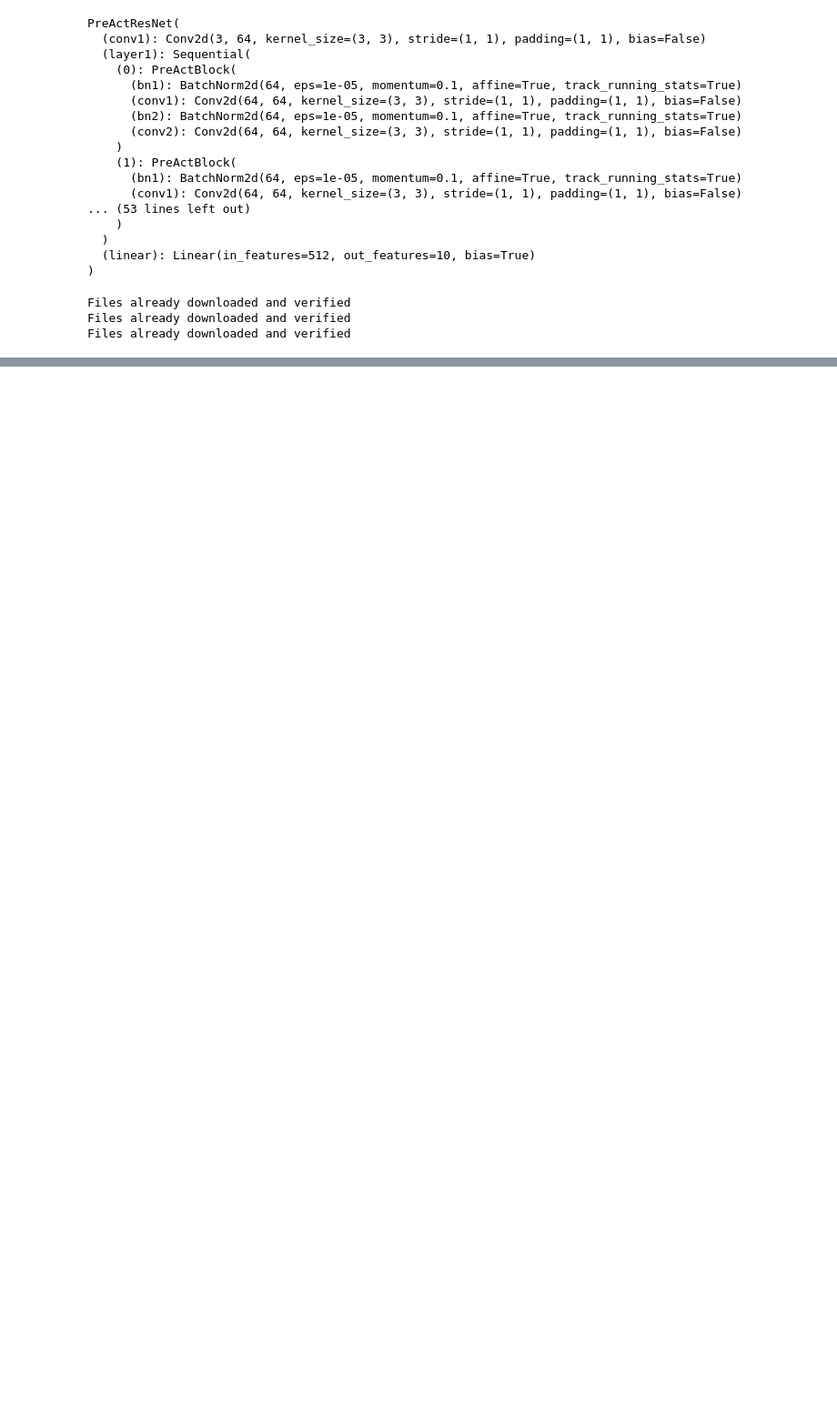
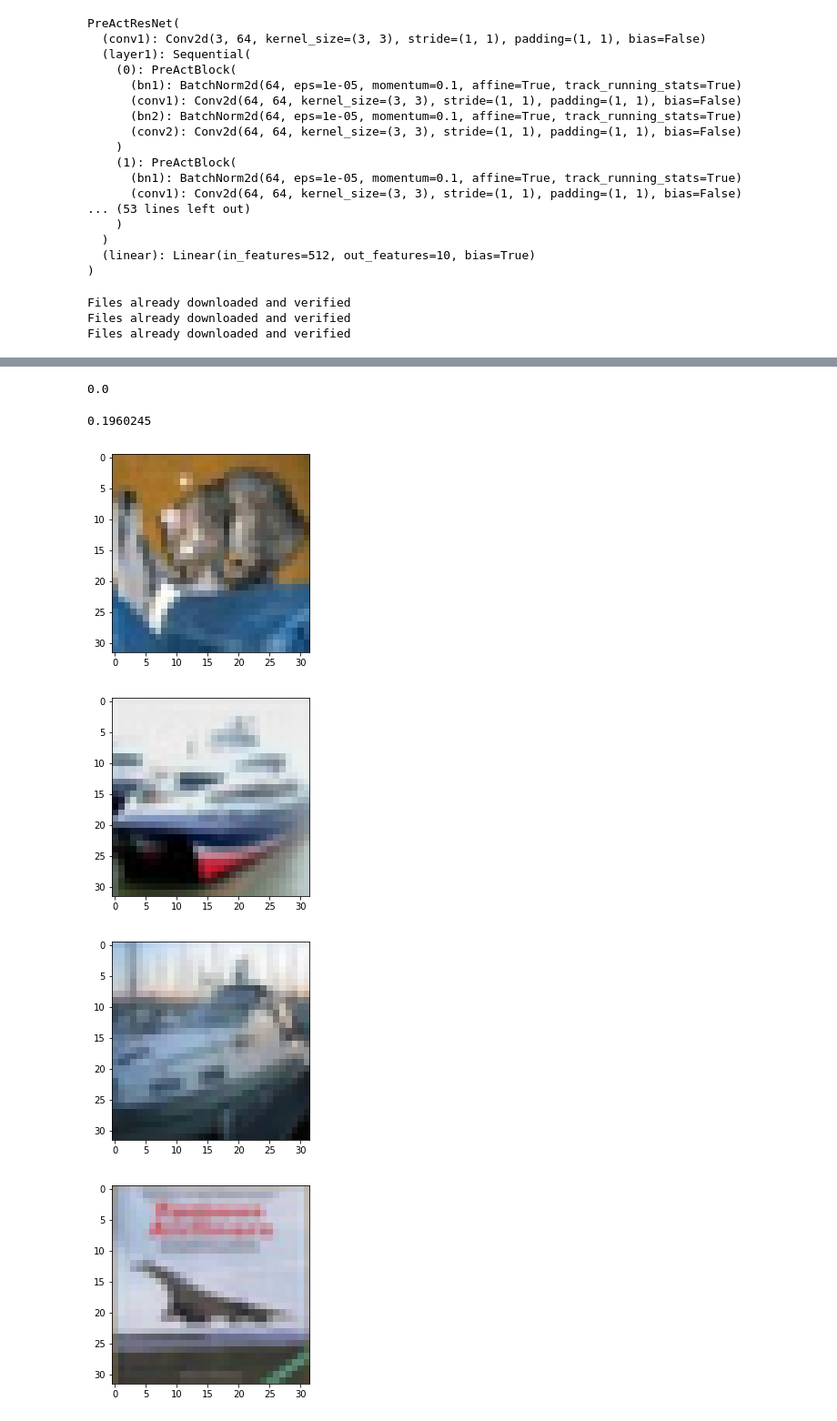
Before and after one commit to chawins/knn-defense, a Jupyter notebook: test_cifar10.ipynb, the cells around one changed output, grey strips where cells are left out. Shown: that part at 91% size. Cells and saved outputs as stored; diff of their text form; code cells hidden in the pictures; blank space fills up the shorter version.

```diff
--- a/test_cifar10.ipynb
+++ b/test_cifar10.ipynb
@@ -77,0 +124,18 @@ Files already downloaded and verified
+# %%
+attack = DKNNAttack()
+
+def attack_batch(x, y, batch_size):
+    x_adv = torch.zeros_like(x)
+    total_num = x.size(0)
+    num_batches = total_num // batch_size
+    for i in range(num_batches):
+        begin = i * batch_size
+        end = (i + 1) * batch_size
+        x_adv[begin:end] = attack(
+            dknn, x[begin:end], y_test[begin:end],
+            guide_layer=layers[0], m=100, binary_search_steps=5,
+            max_iterations=500, learning_rate=1e-1,
+            initial_const=1e2, abort_early=True)
+    return x_adv
+
+x_adv = attack_batch(x_test[:1000].cuda(), y_test[:1000], 100)
@@ -77,0 +173,4 @@ Files already downloaded and verified
+# %%
+for i in range(5):
+    plt.imshow(x_adv[i].cpu().detach().permute(1, 2, 0).numpy(), cmap='gray')
+    plt.show()
@@ -77,0 +180,18 @@ Files already downloaded and verified
+# %%
+attack = CWL2Attack()
+
+def attack_batch(x, y, batch_size):
+    x_adv = torch.zeros_like(x)
+    total_num = x.size(0)
+    num_batches = total_num // batch_size
+    for i in range(num_batches):
+        begin = i * batch_size
+        end = (i + 1) * batch_size
+        x_adv[begin:end] = attack(
+            net, x[begin:end], y[begin:end], targeted=False,
+            binary_search_steps=5, max_iterations=500,
+            confidence=0, learning_rate=1e-1,
+            initial_const=1e-2, abort_early=True)
+    return x_adv
+
+x_adv = attack_batch(x_test[:1000].cuda(), y_test[:1000].cuda(), 100)
@@ -77,0 +216,23 @@ Files already downloaded and verified
+# %%
+with torch.no_grad():
+    y_pred = net(x_adv)
+    print((y_pred.argmax(1).cpu() == y_test[:1000]).numpy().sum() / y_pred.size(0))
+# %% [output]
+0.0
+# %%
+with torch.no_grad():
+    y_clean = net(x_test[:1000].cuda())
+    ind = (y_clean.argmax(1).cpu() == y_test[:1000]).numpy() & (y_pred.argmax(1).cpu() != y_test[:1000]).numpy()
+    dist = np.mean(np.sqrt(np.sum((x_adv.cpu().detach().numpy()[ind] - x_test.numpy()[:1000][ind])**2, (1, 2, 3))))
+    print(dist)
+# %% [output]
+0.1960245
+# %%
+for i in range(5):
+    plt.imshow(x_adv[i].cpu().detach().permute(1, 2, 0).numpy(), cmap='gray')
+    plt.show()
+# %% [output]
+[figure, added]
+[figure, added]
+[figure, added]
+[figure, added]
```
Also changed, not shown: parts of 18 cells of this notebook, 7 other files.
